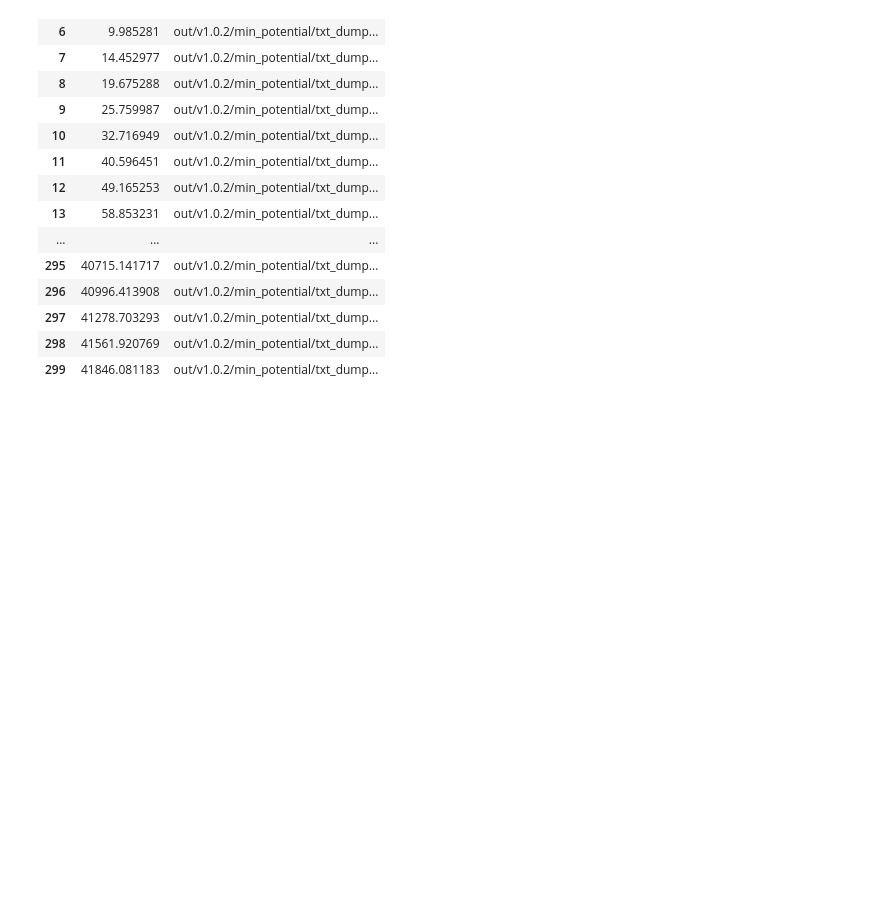
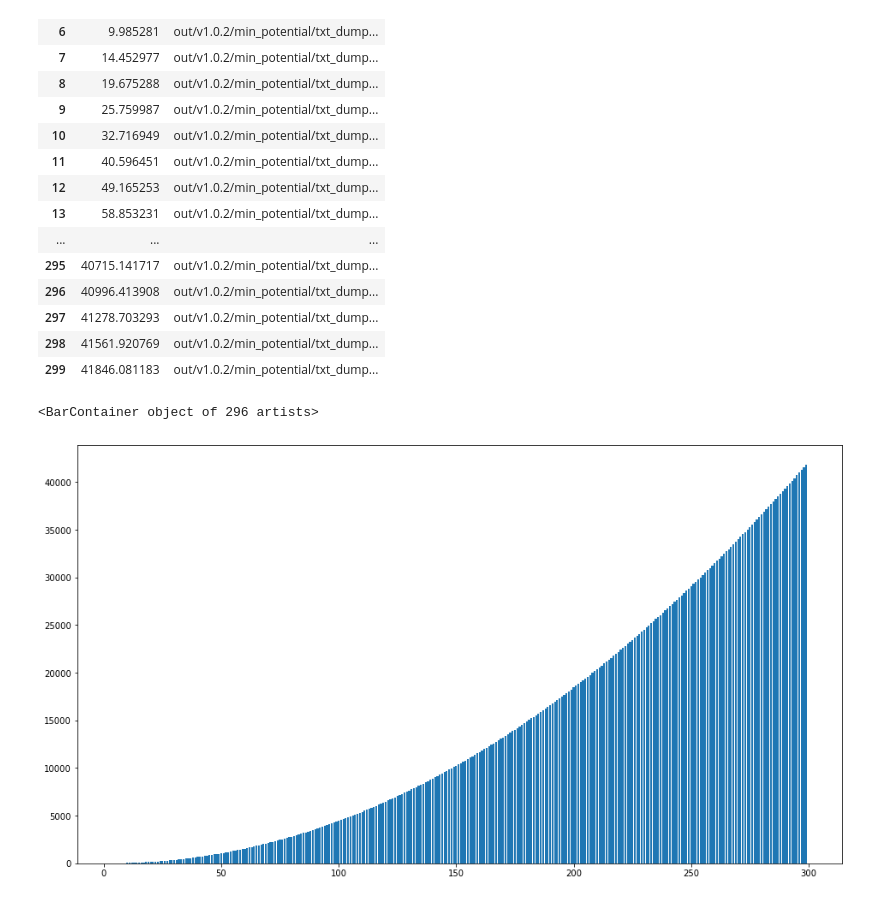
Before and after one commit to mkmark/spherical_code, a Jupyter notebook: out/v1.0.2/min_potential/table.ipynb, the cells around one changed output. Drawn from its saved outputs; the diff is of its cells as text; code cells hidden in the pictures; blank space fills up the shorter version.

```diff
--- a/out/v1.0.2/min_potential/table.ipynb
+++ b/out/v1.0.2/min_potential/table.ipynb
@@ -122,3 +122,16 @@ df
 | 297 | 41278.703293 | out/v1.0.2/min_potential/txt_dump... |
 | 298 | 41561.920769 | out/v1.0.2/min_potential/txt_dump... |
 | 299 | 41846.081183 | out/v1.0.2/min_potential/txt_dump... |
+# %%
+import matplotlib.pyplot as plt
+import numpy as np
+x = list(min_vals.keys())
+y = list(min_vals.values())
+plt.figure(figsize=(16,9))
+plt.bar(
+  x,
+  y,
+)
+# %% [output]
+<BarContainer object of 296 artists>
+[figure, added]
```
Also changed, not shown: 26 other files.
